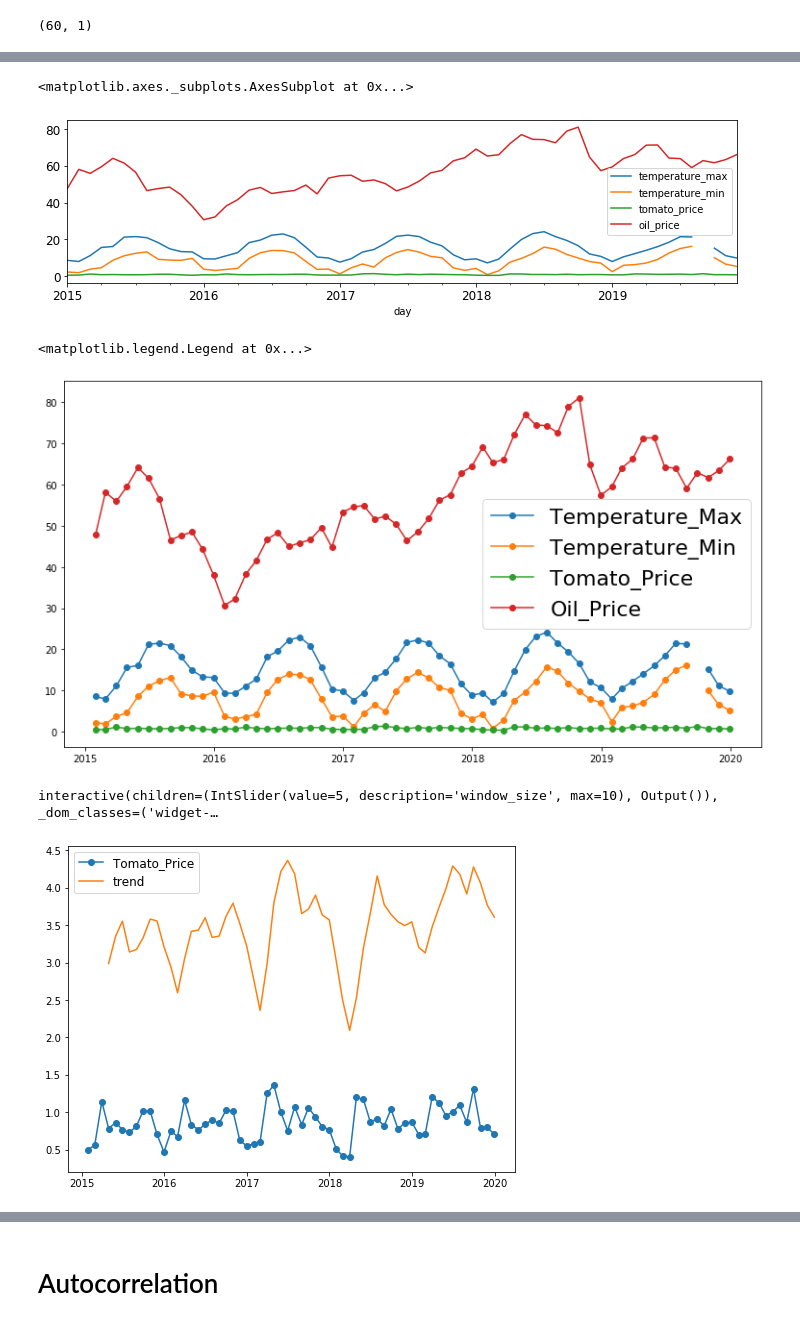
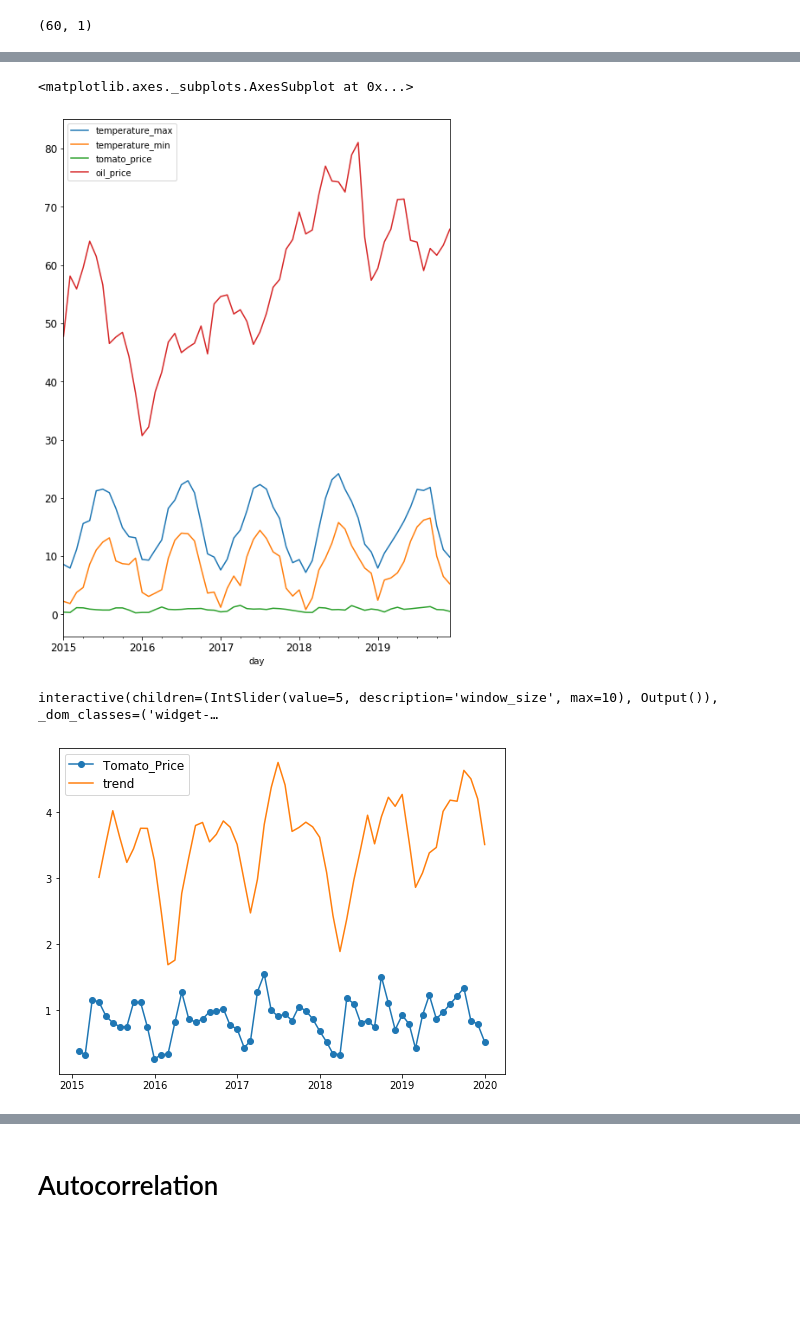
Before and after one commit to pola255/tomato-price, a Jupyter notebook: Exploratory data/Price tomato feature engineering and exploratory data.ipynb, the cells around one changed output, grey strips where cells are left out. Drawn from its saved outputs; the diff is of its cells as text; code cells hidden in the pictures; blank space fills up the shorter version.

```diff
--- a/Exploratory data/Price tomato feature engineering and exploratory data.ipynb
+++ b/Exploratory data/Price tomato feature engineering and exploratory data.ipynb
@@ -134,0 +77,10 @@ data_onion_price.head()
+# %%
+# I build dataframe only with tomato_price
+
+data_tomato_price = pd.DataFrame(np.array(full_data['Round Tomato']),
+    columns=['tomato_price'], \
+    index=full_data.index)
+# I save data like csv to use with Prophet in another jupyter notebook
+data_tomato_price.to_csv('data_tomato_price.csv')
+
+data_tomato_price.head()
@@ -134,0 +95,8 @@ data_onion_price.head()
+# %%
+# The same steps to lettuce price
+
+data_lettuce_price = pd.DataFrame(np.array(full_data['Butterhead Indoor Lettuce']),
+    columns=['lettuce_price'], \
+    index=full_data.index)
+
+data_lettuce_price.tail()
@@ -134,0 +111,8 @@ data_onion_price.head()
+# %%
+# The same steps to onion price
+
+data_onion_price= pd.DataFrame(np.array(full_data['salad onion']),
+    columns=['onion_price'], \
+    index=full_data.index)
+
+data_onion_price.head()
@@ -262,17 +287,19 @@ monthly_oil_prices.shape
 # %% [output]
 (60, 1)
 # %%
-all_data['oil_price'] = list(monthly_oil_prices['Price'])
-#I add lettuce and onion in all_data dataset before to save
+all_features = monthly_whether.copy()
+all_features['oil_price'] = list(monthly_oil_prices['Price'])
+#I add lettuce, onion and tomato price features in all_features dataset before to save
 data_lettuce_price = data_lettuce_price.astype('float')
 data_onion_price = data_onion_price.astype('float')
 monthly_lettuce_price = data_lettuce_price.resample('M').mean()
 monthly_onion_price = data_onion_price.resample('M').mean()
-all_data['lettuce_price'] = list(monthly_lettuce_price['lettuce_price'])
-all_data['onion_price'] = list(monthly_onion_price['onion_price'])
+all_features['lettuce_price'] = list(monthly_lettuce_price['lettuce_price'])
+all_features['onion_price'] = list(monthly_onion_price['onion_price'])
+all_features['tomato_price'] = tomato_price
 # I save all_data DataFrame to use them in Random Forest model
-#all_data.to_csv('all_data.csv')
-all_data.head()
+all_features.to_csv('all_data.csv')
+all_features.tail(3)
 # %% [output]
 |  | temperature_max | temperature_min | humidity | precip_intensity | precip_intensity_max | pressure | ... |
 | day |  |  |  |  |  |  | ... |
@@ -284,22 +309,8 @@ all_data.head()
 # %%
-all_data.plot(y=['temperature_max', 'temperature_min', 'tomato_price', 'oil_price'], figsize=(12, 3), fontsize=12)
+all_features.plot(y=['temperature_max', 'temperature_min', 'tomato_price', 'oil_price'], figsize=(8, 11), fontsize=12)
 # %% [output]
 <matplotlib.axes._subplots.AxesSubplot at 0x...>
-[figure, old version]
+[figure, new version]
-# %%
-plt.figure(figsize=(13, 7))
-plt.plot(all_data.temperature_max,
-         '-o', label='Temperature_Max')
-plt.plot(all_data.temperature_min,
-         '-o', label='Temperature_Min')
-plt.plot(all_data.tomato_price,
-         '-o', label='Tomato_Price')
-plt.plot(all_data.oil_price,
-         '-o', label='Oil_Price')
-plt.legend(fontsize=22)
-# %% [output]
-<matplotlib.legend.Legend at 0x...>
-[figure, removed]
 # %%
 from ipywidgets import interact, interactive, fixed, interact_manual
 import ipywidgets as widgets
@@ -318,13 +329,13 @@ interactive(children=(IntSlider(value=5, description='window_size', max=10), Out
 # %%
 #sum
 plt.figure(figsize=(8, 6))
-plt.plot(all_data.tomato_price,
+plt.plot(all_features.tomato_price,
          '-o', label='Tomato_Price')
-rolling_mean = all_data.tomato_price.rolling(window=4).sum()
+rolling_mean = all_features.tomato_price.rolling(window=4).sum()
 plt.plot(rolling_mean, label='trend')
 plt.legend(fontsize=12);
 # %% [output]
-[figure, old version]
+[figure, new version]
 # %%
 #diff
 plt.figure(figsize=(8, 6))
```
Also changed, not shown: parts of 30 cells of this notebook, 3 other files.
